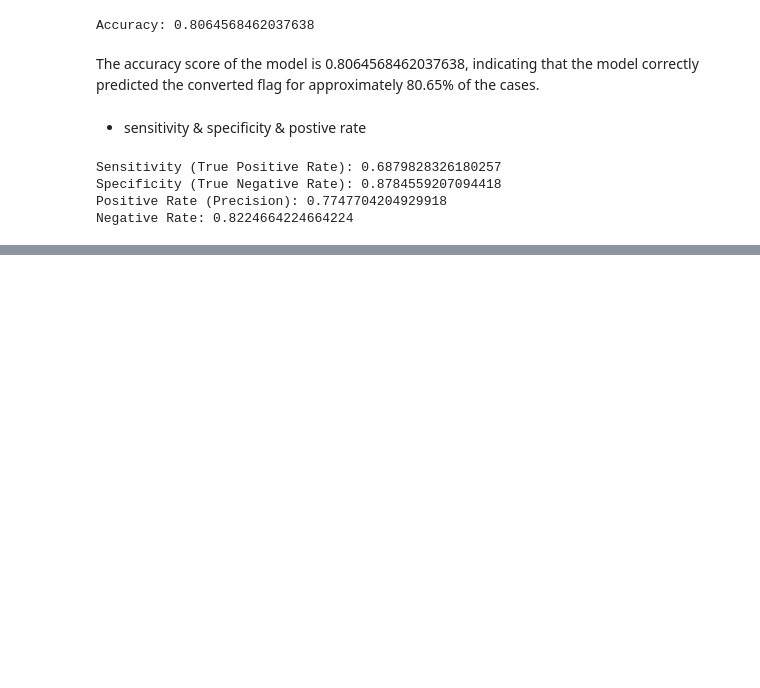
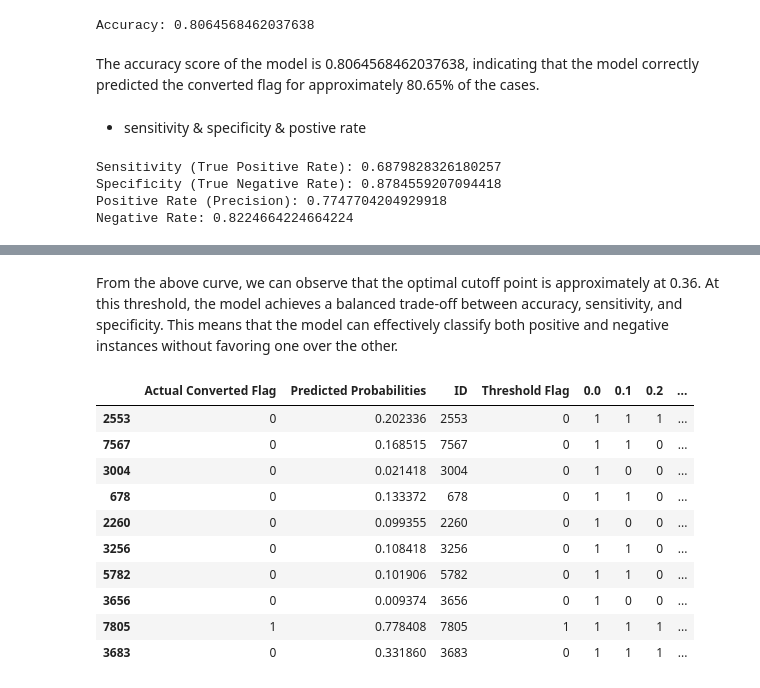
Before and after one commit to kunalworldwide/Lead-Scoring-Case-study, a Jupyter notebook: Lead-scoring-assignments.ipynb, the cells around one changed output, grey strips where cells are left out. Drawn from its saved outputs; the diff is of its cells as text; code cells hidden in the pictures; blank space fills up the shorter version.

```diff
--- a/Lead-scoring-assignments.ipynb
+++ b/Lead-scoring-assignments.ipynb
@@ -1179,0 +1268,20 @@ Negative Rate: 0.8224664224664224
+# %% [markdown]
+From the above curve, we can observe that the optimal cutoff point is approximately at 0.36. At this threshold, the model achieves a balanced trade-off between accuracy, sensitivity, and specificity. This means that the model can effectively classify both positive and negative instances without favoring one over the other.
+# %%
+# Apply the cutoff to predicted probabilities
+df_results['Final Prediction'] = np.where(df_results['Predicted Probabilities'] > 0.37, 1, 0)
+
+# Print the final prediction
+df_results.head(10)
+# %% [output]
+|  | Actual Converted Flag | Predicted Probabilities | ID | Threshold Flag | 0.0 | 0.1 | 0.2 | ... |
+| 2553 | 0 | 0.202336 | 2553 | 0 | 1 | 1 | 1 | ... |
+| 7567 | 0 | 0.168515 | 7567 | 0 | 1 | 1 | 0 | ... |
+| 3004 | 0 | 0.021418 | 3004 | 0 | 1 | 0 | 0 | ... |
+| 678 | 0 | 0.133372 | 678 | 0 | 1 | 1 | 0 | ... |
+| 2260 | 0 | 0.099355 | 2260 | 0 | 1 | 0 | 0 | ... |
+| 3256 | 0 | 0.108418 | 3256 | 0 | 1 | 1 | 0 | ... |
+| 5782 | 0 | 0.101906 | 5782 | 0 | 1 | 1 | 0 | ... |
+| 3656 | 0 | 0.009374 | 3656 | 0 | 1 | 0 | 0 | ... |
+| 7805 | 1 | 0.778408 | 7805 | 1 | 1 | 1 | 1 | ... |
+| 3683 | 0 | 0.331860 | 3683 | 0 | 1 | 1 | 1 | ... |
```
Also changed, not shown: parts of 22 cells of this notebook.
